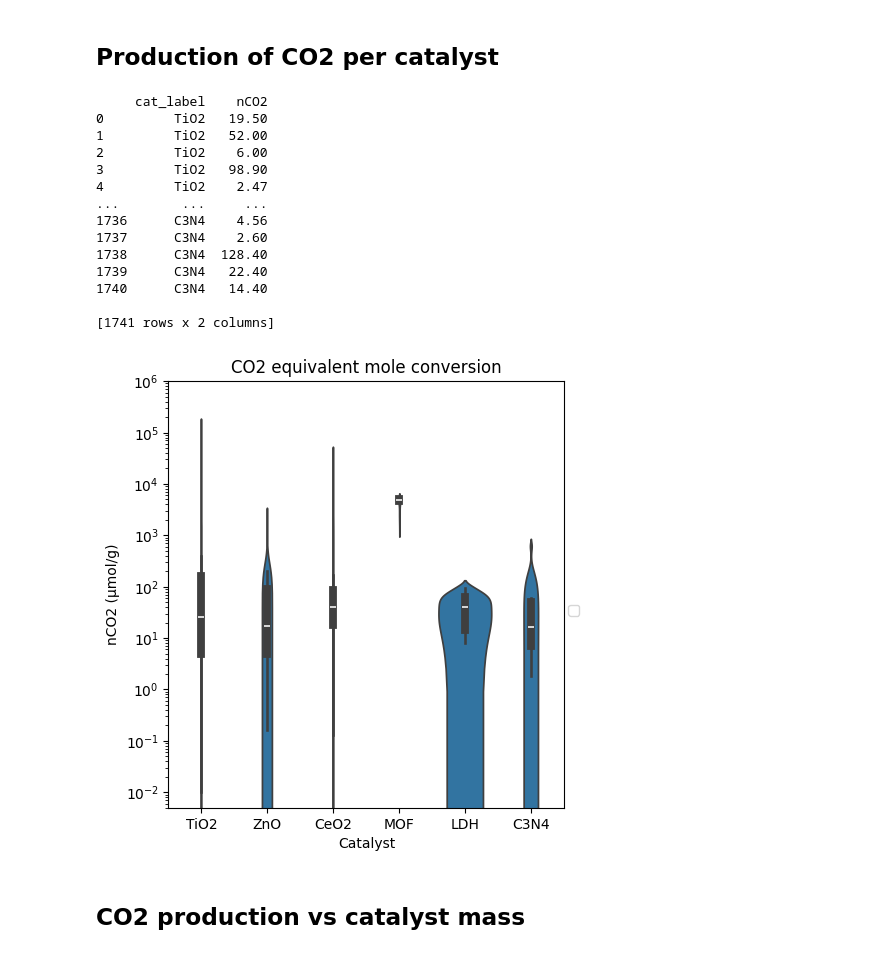
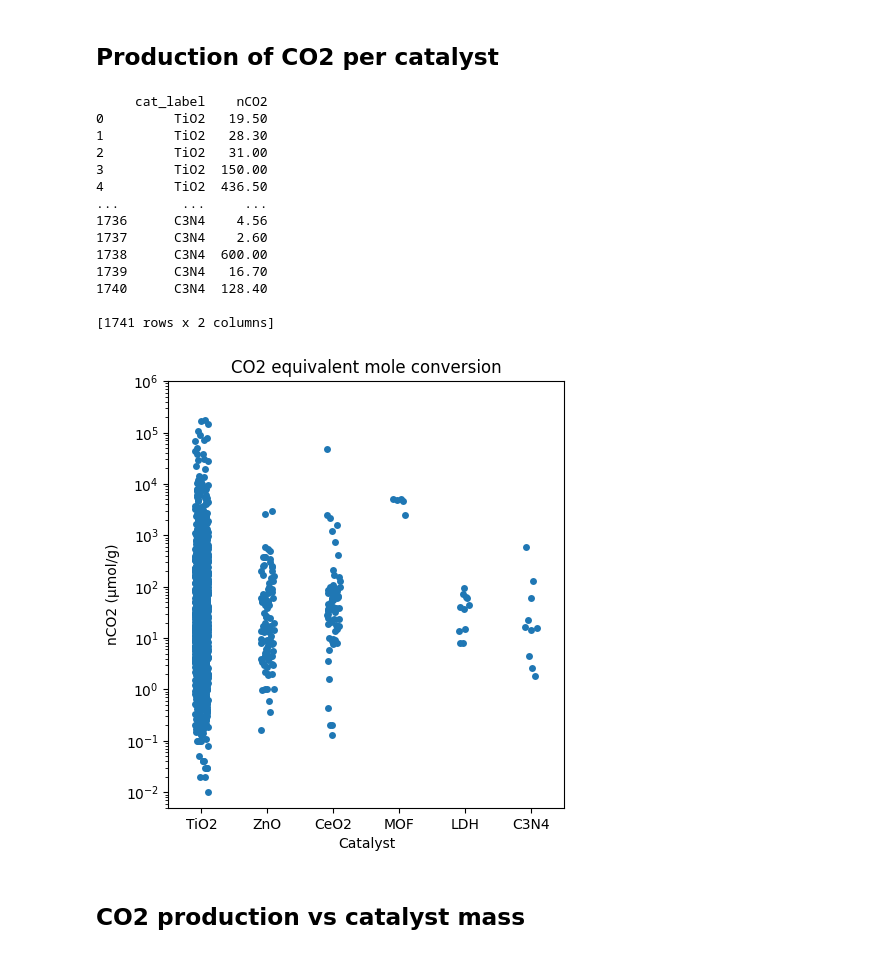
Before and after one commit to SolarChem/solarchem-kg, a Jupyter notebook: notebooks/queries-and-figures.ipynb, the cells around one changed output. Saved outputs shown, nothing was run; the diff lists cells and outputs as text; code cells hidden in the pictures.

```diff
--- a/notebooks/queries-and-figures.ipynb
+++ b/notebooks/queries-and-figures.ipynb
@@ -15,7 +15,7 @@ Extracting information to build graphics from the KG.
 The wrapper is defined with the endpoint URL, and a set of prefixes used in the KG is provided to shorten the queries. Two functions are defined, to execute the query and retrieve the results as a formatted table (`run_query_csv`) and as a json file (`run_query_json`).
 # %%
 sparql = SPARQLWrapper(
-    "https://graphdb.linkeddata.es/repositories/SolarChem"
+    "https://solarchem.linkeddata.es/repositories/solarchem"
 )
 
 prefixes = """
@@ -116,46 +116,47 @@ sns.move_legend(g_co2_tio2.ax, loc=(1.01, 0.45))
 # %%
 query = prefixes + """
     SELECT ?cat_label ?nCO2
     WHERE {
        ?expexec prov:used ?input .
        ?input solar:hasRole solar:Catalyst ;
             rdfs:label ?cat_label .
         ?output prov:wasGeneratedBy ?expexec ;
             rdfs:label "CO2" ;
             qudt:numericValue ?nCO2 ;
             qudt:unit unit:MicroMOL-PER-GM.
         FILTER (?nCO2 != 0.00)
         VALUES ?cat_label { 'TiO2' 'ZnO' 'CeO2' 'MOF' 'LDH' 'C3N4' }
     }
 """
 q_res = run_query_csv(query)
 print(q_res)
 
 ### takes forever with swarm
-g_co2_tio2 = sns.catplot(data=q_res, x='cat_label', y='nCO2', kind='violin')
+g_co2 = sns.catplot(data=q_res, x='cat_label', y='nCO2', kind='strip')
 #add_quantile_reflines(g_co2_tio2, q_res['nCO2'], 0.05, 0.95)
-g_co2_tio2.despine(top=False, right=False)
-g_co2_tio2.set(title='CO2 equivalent mole conversion')
-g_co2_tio2.set_axis_labels(x_var='Catalyst', y_var='nCO2 (μmol/g)')
-g_co2_tio2.set(yscale='log', ylim=(5e-3, 1e+6))
-plt.legend()
-sns.move_legend(g_co2_tio2.ax, loc=(1.01, 0.45))
+g_co2.despine(top=False, right=False)
+g_co2.set(title='CO2 equivalent mole conversion')
+g_co2.set_axis_labels(x_var='Catalyst', y_var='nCO2 (μmol/g)')
+g_co2.set(yscale='log', ylim=(5e-3, 1e+6))
+#plt.legend()
+#sns.move_legend(g_co2_tio2.ax, loc=(1.01, 0.45))
+g_co2.savefig('figures/co2-conversion.png')
 # %% [output]
      cat_label    nCO2
 0         TiO2   19.50
-1         TiO2   52.00
-2         TiO2    6.00
-3         TiO2   98.90
-4         TiO2    2.47
+1         TiO2   28.30
+2         TiO2   31.00
+3         TiO2  150.00
+4         TiO2  436.50
 ...        ...     ...
 1736      C3N4    4.56
 1737      C3N4    2.60
-1738      C3N4  128.40
-1739      C3N4   22.40
-1740      C3N4   14.40
+1738      C3N4  600.00
+1739      C3N4   16.70
+1740      C3N4  128.40
 
 [1741 rows x 2 columns]
-[figure, old version]
+[figure, new version]
 # %% [markdown]
 ## CO2 production vs catalyst mass
 # %%
```
Also changed, not shown: parts of 8 cells of this notebook, 5 other files.
